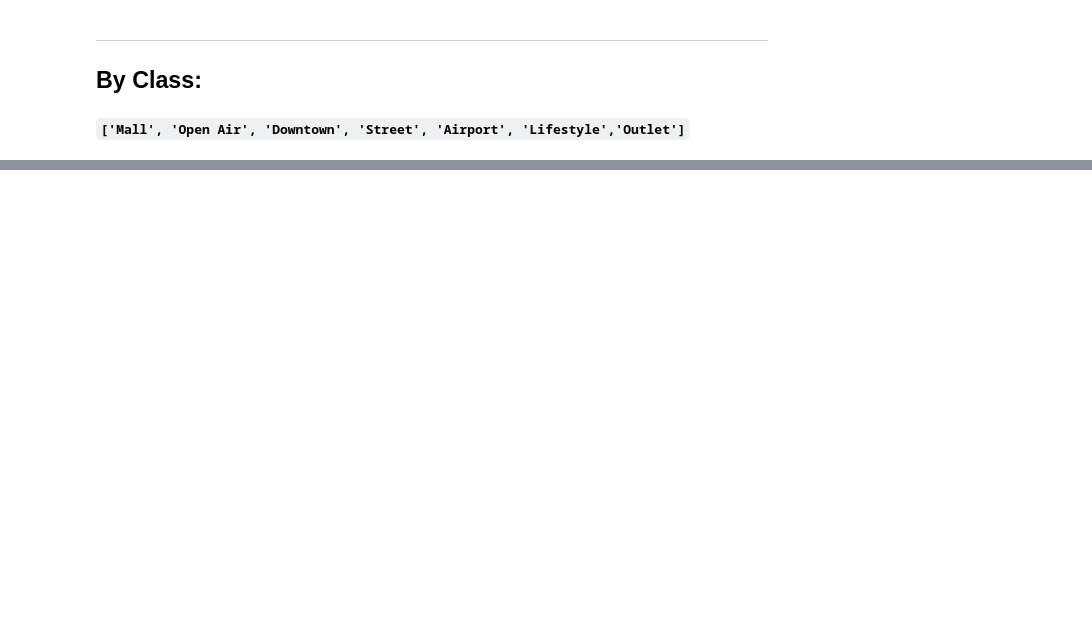
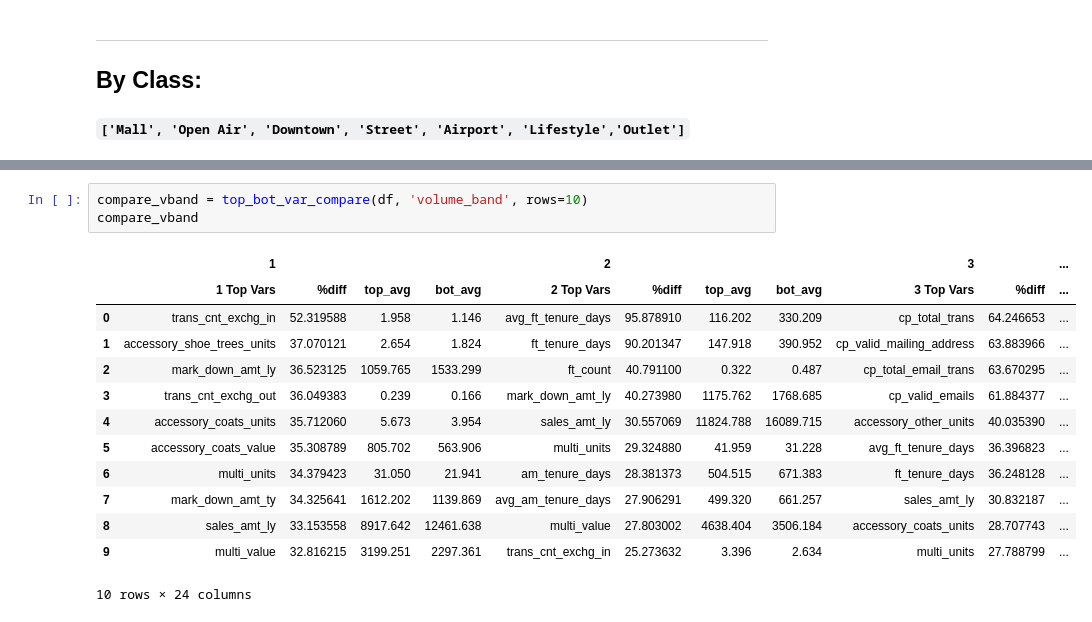
Before and after one commit to RakshandaKaukab05/Percent-comp-increase-sandals, a Jupyter notebook: serge_3_refactor_and_percentDifference_function.ipynb, the cells around one changed output, grey strips where cells are left out. Drawn from its saved outputs; the diff is of its cells as text; blank space fills up the shorter version.

```diff
--- a/serge_3_refactor_and_percentDifference_function.ipynb
+++ b/serge_3_refactor_and_percentDifference_function.ipynb
@@ -121,0 +146,17 @@ diff_mall = abs(abs(bot - top) / ((bot + top) * 0.5) * 100).to_frame('abs_%_diff
+# %%
+compare_vband = top_bot_var_compare(df, 'volume_band', rows=10)
+compare_vband
+# %% [output]
+|  | 1 |  |  |  | 2 |  |  |  | 3 |  | ... |
+|  | 1 Top Vars | %diff | top_avg | bot_avg | 2 Top Vars | %diff | top_avg | bot_avg | 3 Top Vars | %diff | ... |
+| 0 | trans_cnt_exchg_in | 52.319588 | 1.958 | 1.146 | avg_ft_tenure_days | 95.878910 | 116.202 | 330.209 | cp_total_trans | 64.246653 | ... |
+| 1 | accessory_shoe_trees_units | 37.070121 | 2.654 | 1.824 | ft_tenure_days | 90.201347 | 147.918 | 390.952 | cp_valid_mailing_address | 63.883966 | ... |
+| 2 | mark_down_amt_ly | 36.523125 | 1059.765 | 1533.299 | ft_count | 40.791100 | 0.322 | 0.487 | cp_total_email_trans | 63.670295 | ... |
+| 3 | trans_cnt_exchg_out | 36.049383 | 0.239 | 0.166 | mark_down_amt_ly | 40.273980 | 1175.762 | 1768.685 | cp_valid_emails | 61.884377 | ... |
+| 4 | accessory_coats_units | 35.712060 | 5.673 | 3.954 | sales_amt_ly | 30.557069 | 11824.788 | 16089.715 | accessory_other_units | 40.035390 | ... |
+| 5 | accessory_coats_value | 35.308789 | 805.702 | 563.906 | multi_units | 29.324880 | 41.959 | 31.228 | avg_ft_tenure_days | 36.396823 | ... |
+| 6 | multi_units | 34.379423 | 31.050 | 21.941 | am_tenure_days | 28.381373 | 504.515 | 671.383 | ft_tenure_days | 36.248128 | ... |
+| 7 | mark_down_amt_ty | 34.325641 | 1612.202 | 1139.869 | avg_am_tenure_days | 27.906291 | 499.320 | 661.257 | sales_amt_ly | 30.832187 | ... |
+| 8 | sales_amt_ly | 33.153558 | 8917.642 | 12461.638 | multi_value | 27.803002 | 4638.404 | 3506.184 | accessory_coats_units | 28.707743 | ... |
+| 9 | multi_value | 32.816215 | 3199.251 | 2297.361 | trans_cnt_exchg_in | 25.273632 | 3.396 | 2.634 | multi_units | 27.788799 | ... |
+10 rows × 24 columns
```
Also changed, not shown: parts of 18 cells of this notebook.
